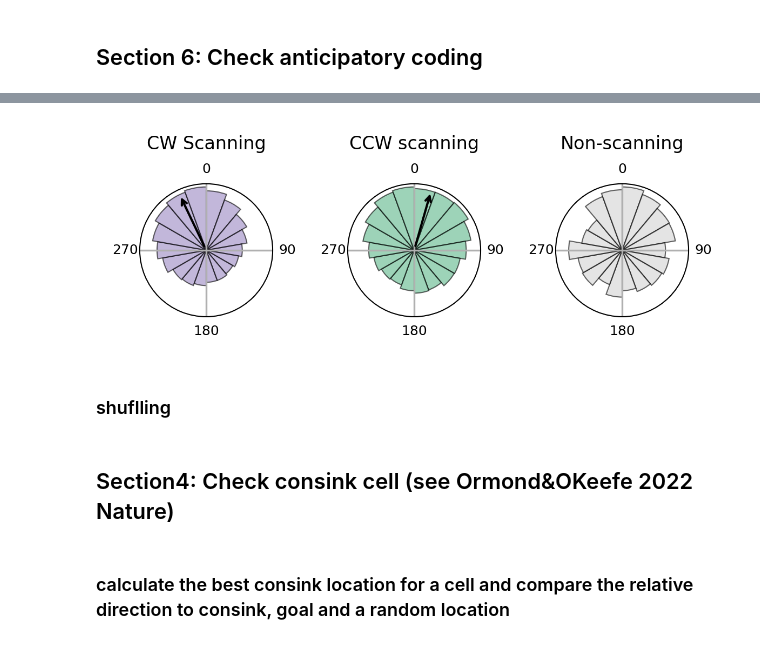
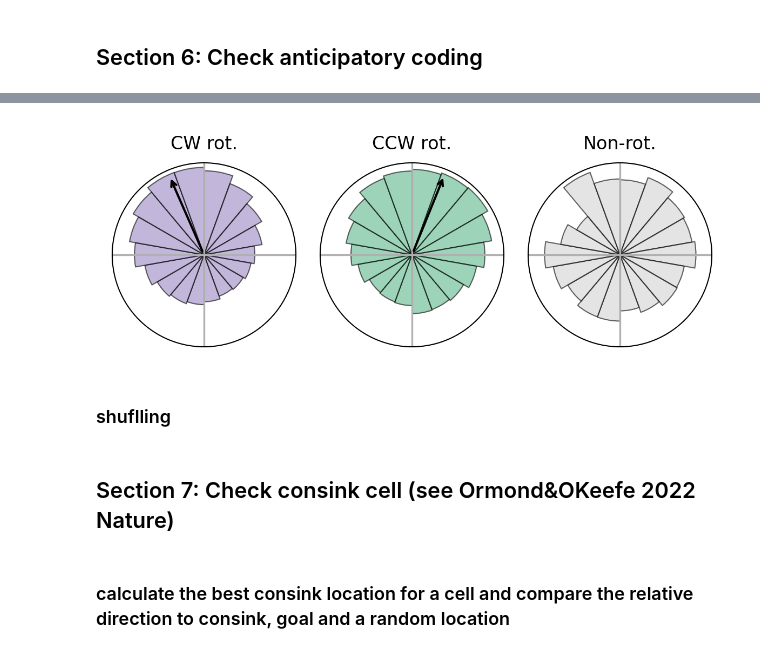
Before and after one commit to ZilongJi/HoneycombSweeps, a Jupyter notebook: HDPCCAN_Sweep_Spinning_sweeps.ipynb, the cells around one changed output, grey strips where cells are left out. Drawn from its saved outputs; the diff is of its cells as text; code cells hidden in the pictures.

Commit message:
check anticipatory coding

```diff
--- a/HDPCCAN_Sweep_Spinning_sweeps.ipynb
+++ b/HDPCCAN_Sweep_Spinning_sweeps.ipynb
@@ -453,7 +455,7 @@ results = simulate_honeycomb_movement(total_time=300,
                                     dt=0.01,
                                     move_prob=0.90,
                                     drift_factor=0.0,
-                                    velocity=10,
+                                    velocity=15,
                                     rotation_speed=np.pi / 50,
                                     stick_length = 0.2,
                                     goal_loc=goal_loc_in_traj)
@@ -2467,7 +2538,7 @@ bars = ax.bar(
     linewidth=0.5
 )
 #set title
-ax.set_title("CW Scanning", fontsize=8)
+ax.set_title("CW rot.", fontsize=8)
 
 #get the mean angle
 mean_angle_cw = np.arctan2(
@@ -2497,7 +2568,7 @@ bars = ax.bar(
     edgecolor='black',
     linewidth=0.5
 )
-ax.set_title("CCW scanning", fontsize=8)
+ax.set_title("CCW rot.", fontsize=8)
 
 #get the mean angle
 mean_angle_ccw = np.arctan2(
@@ -2518,36 +2589,38 @@ ax = axs[2]
 bars = ax.bar(
     bin_centers,
     total_binned_activity_ns[:-1],  # exclude the repeated value
     width=bar_width,
     bottom=0.0,
     color='lightgrey',
     alpha=0.6,
     edgecolor='black',
     linewidth=0.5
 )
-ax.set_title("Non-scanning", fontsize=8)
+ax.set_title("Non-rot.", fontsize=8)
 
 
 for ax in axs:
     # Polar aesthetics
     ax.set_theta_zero_location('N')  # 0 at top
     ax.set_theta_direction(-1)       # clockwise
     #only show 0, 90, 180, 270
     ax.set_xticks([0, np.pi/2, np.pi, 3*np.pi/2])
-    ax.set_xticklabels(['0', '90', '180', '270'])
+    # ax.set_xticklabels(['0', '90', '180', '270'])
+    ax.set_xticklabels(['', '', '', ''])
     #remove y ticks
     ax.set_yticks([])
     #xtick fontsize as 6
     ax.tick_params(labelsize=6)
     ax.xaxis.set_tick_params(pad=-4)
     #axis width 0.5
     ax.spines['polar'].set_linewidth(0.5)
+    #ticks off
 
 plt.tight_layout()
 
 plt.savefig('/home/zilong/Desktop/HoneycombSweeps/figures/PaperFig/anticipatory_Allcell.pdf', bbox_inches='tight', dpi=300)
 # %% [output]
-[figure, old version]
+[figure, new version]
 # %% [markdown]
 ### shuflling
 # %%
@@ -2638,7 +2711,7 @@ plt.savefig('/home/zilong/Desktop/HoneycombSweeps/figures/PaperFig/anticipatory_
 # # #xtick fontsize as 6
 # # ax.tick_params(labelsize=6)
 # %% [markdown]
-## Section4: Check consink cell (see Ormond&OKeefe 2022 Nature)
+## Section 7: Check consink cell (see Ormond&OKeefe 2022 Nature)
 # %%
 def getSpike_RelativeDirection(consink_loc, Animal_location, Head_direction, spikes):
     """
```
Also changed, not shown: parts of 15 cells of this notebook.
